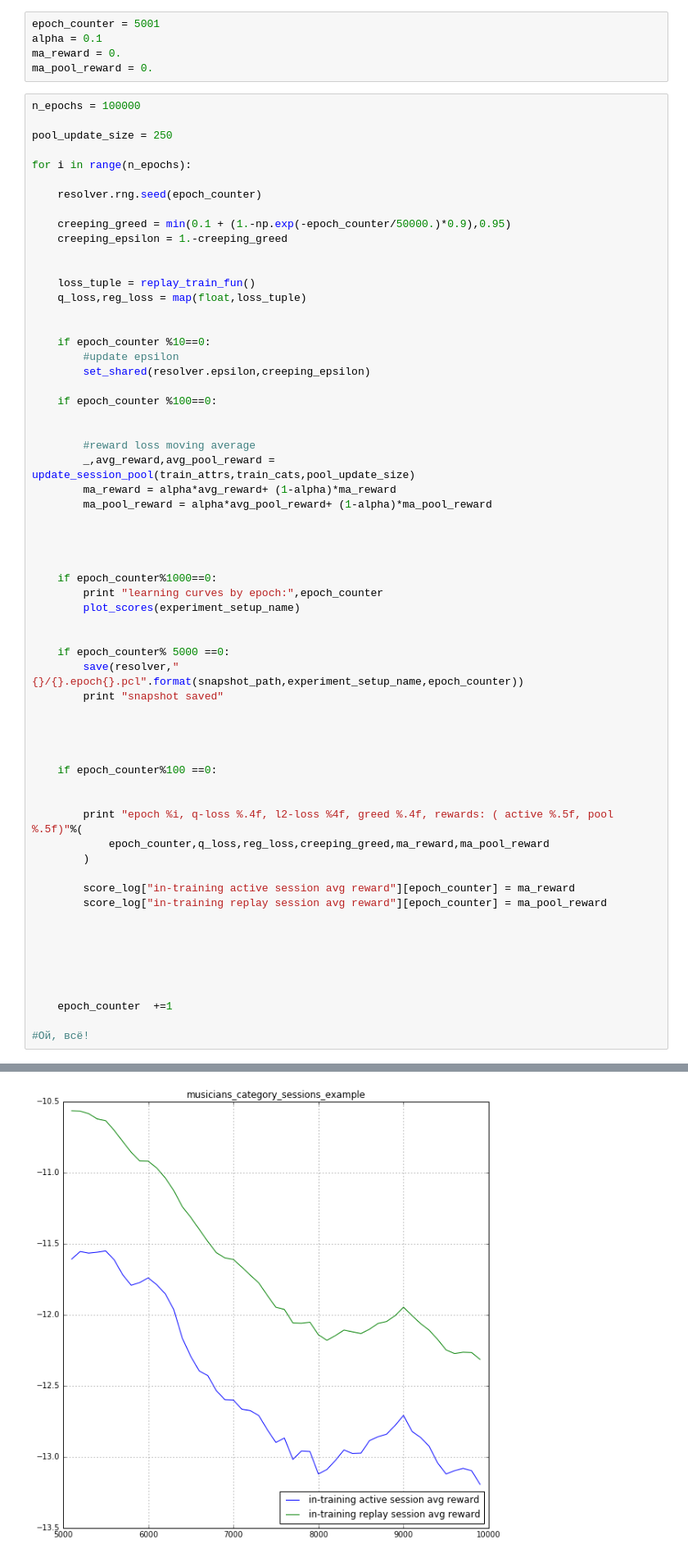
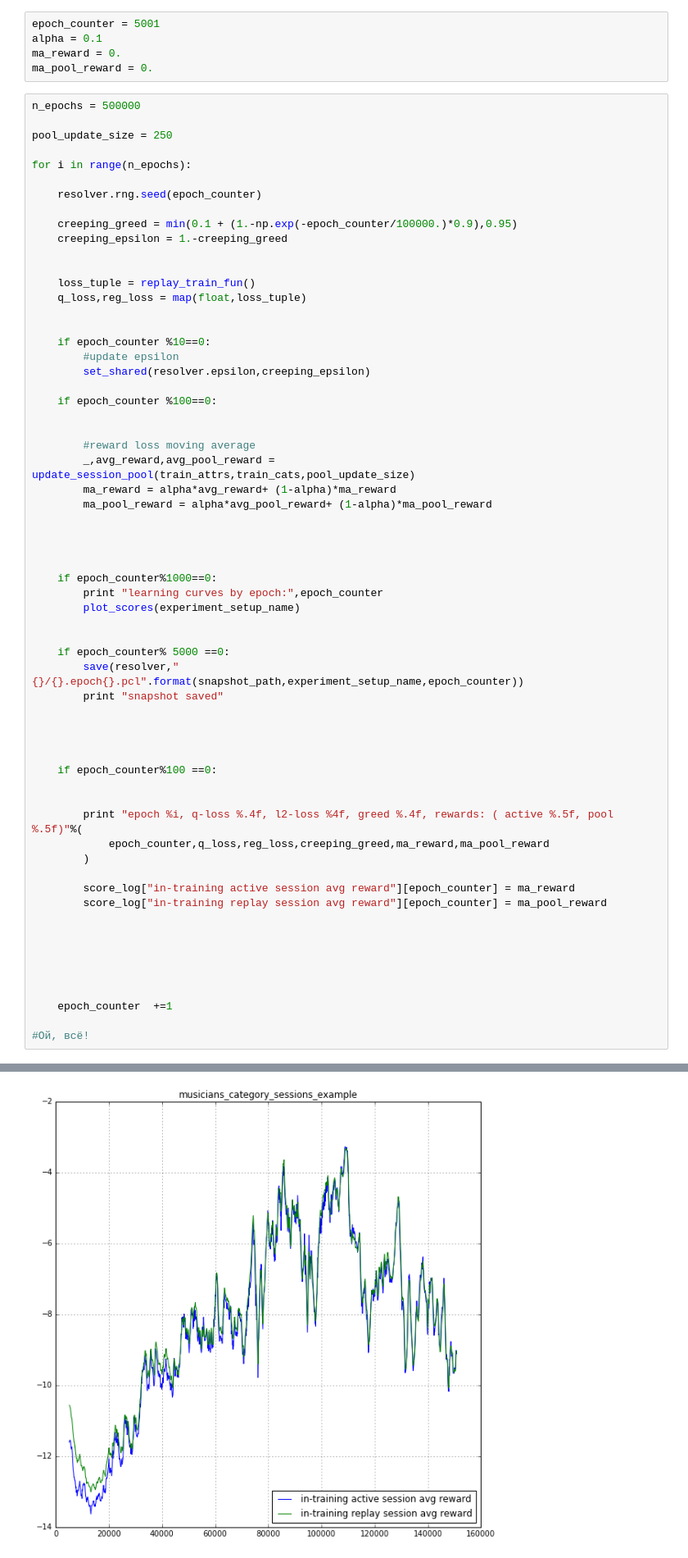
Before and after one commit to yandexdataschool/AgentNet, a Jupyter notebook: examples/[in_progress]musician category guess - sessions.ipynb, the cells around one changed output, grey strips where cells are left out. Shown at 82% size. Saved outputs shown, nothing was run; the diff lists cells and outputs as text.

```diff
--- a/examples/[in_progress]musician category guess - sessions.ipynb
+++ b/examples/[in_progress]musician category guess - sessions.ipynb
@@ -570,7 +570,7 @@ alpha = 0.1
 ma_reward = 0.
 ma_pool_reward = 0.
 # %%
-n_epochs = 100000
+n_epochs = 500000
 
 pool_update_size = 250
 
@@ -578,7 +578,7 @@ for i in range(n_epochs):
 
     resolver.rng.seed(epoch_counter)
 
-    creeping_greed = min(0.1 + (1.-np.exp(-epoch_counter/50000.)*0.9),0.95)
+    creeping_greed = min(0.1 + (1.-np.exp(-epoch_counter/100000.)*0.9),0.95)
     creeping_epsilon = 1.-creeping_greed
 
 
@@ -636 +643 @@ learning curves by epoch: 10000
-[figure, old version]
+[figure, new version]
```
Also changed, not shown: parts of 1 cell of this notebook, 11 other files.
